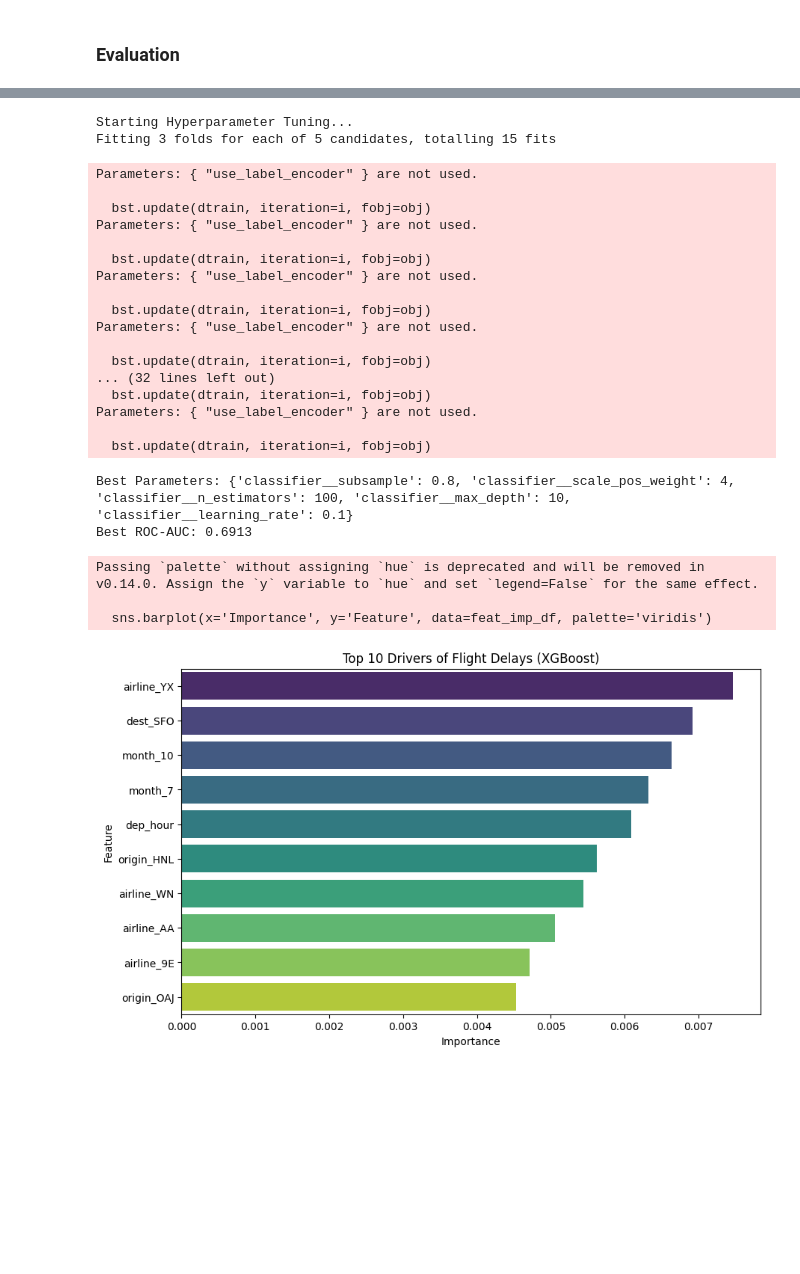
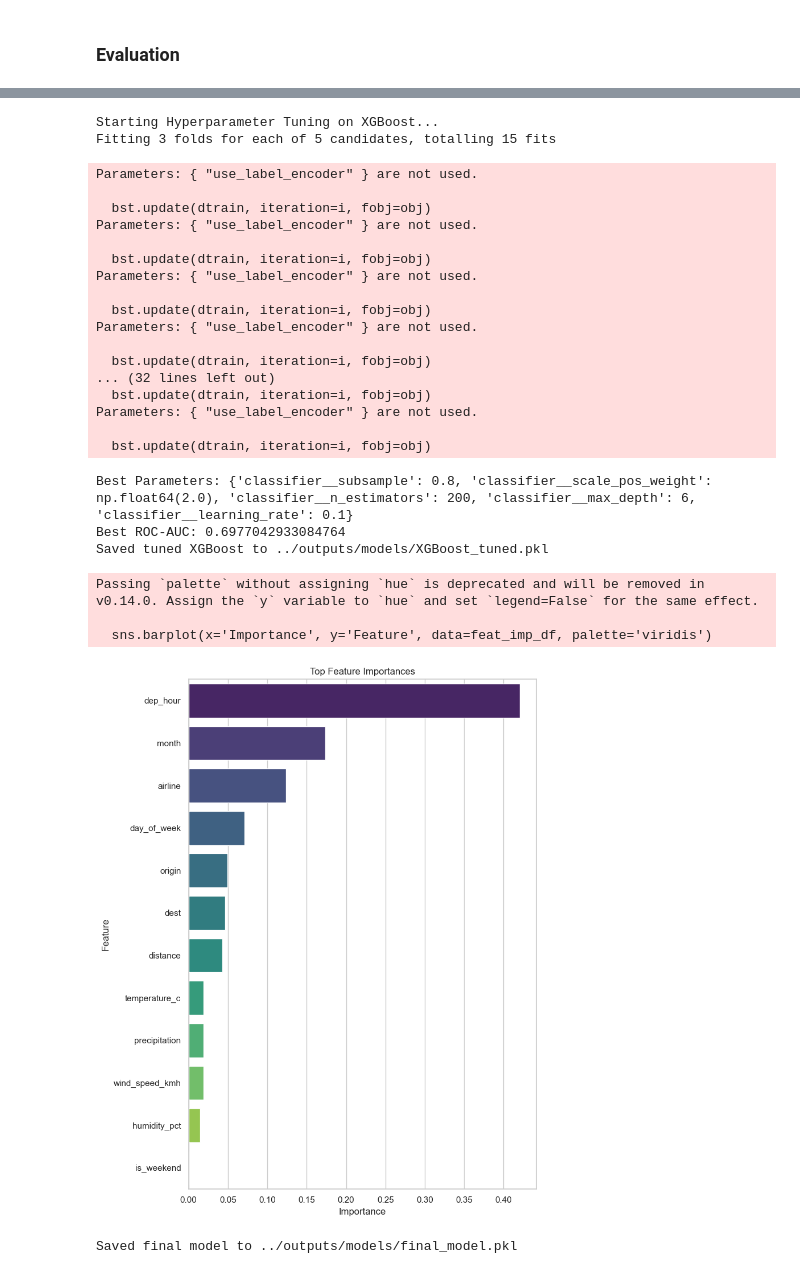
Before and after one commit to MariamElsoufyx/flight-delay-predictor, a Jupyter notebook: notebooks/modeling_evaluation.ipynb, the cells around one changed output, grey strips where cells are left out. Cells and saved outputs as stored; diff of their text form; code cells hidden in the pictures; blank space fills up the shorter version.

Commit message:
modified models inputs

```diff
--- a/notebooks/modeling_evaluation.ipynb
+++ b/notebooks/modeling_evaluation.ipynb
@@ -206,23 +132,19 @@ Visualizing Confusion Matrix for the best model: XGBoost
 # %%
 from sklearn.model_selection import RandomizedSearchCV
+from sklearn.pipeline import Pipeline
 
-# 1. Define the parameter grid
 param_grid = {
     'classifier__n_estimators': [100, 200],
     'classifier__max_depth': [3, 6, 10],
-    'classifier__learning_rate': [0.01, 0.1, 0.2],
+    'classifier__learning_rate': [0.01, 0.1],
     'classifier__subsample': [0.8, 1.0],
-    'classifier__scale_pos_weight': [3, 4, 5] # Tuning the imbalance handling
+    'classifier__scale_pos_weight': [scale_pos_weight]
 }
 
-# 2. Re-create the XGBoost pipeline
 xgb_pipeline = Pipeline(steps=[
-    ('preprocessor', preprocessor),
     ('classifier', XGBClassifier(use_label_encoder=False, eval_metric='logloss'))
 ])
 
-# 3. Run Randomized Search
-# n_iter=5 means it will try 5 random combinations from the grid above
 tuned_xgb = RandomizedSearchCV(
     xgb_pipeline,
     param_distributions=param_grid,
@@ -233,13 +155,16 @@ tuned_xgb = RandomizedSearchCV(
     random_state=42
 )
 
-print("Starting Hyperparameter Tuning...")
+print('Starting Hyperparameter Tuning on XGBoost...')
 tuned_xgb.fit(X_train, y_train)
 
-print(f"Best Parameters: {tuned_xgb.best_params_}")
-print(f"Best ROC-AUC: {tuned_xgb.best_score_:.4f}")
+print('Best Parameters:', tuned_xgb.best_params_)
+print('Best ROC-AUC:', tuned_xgb.best_score_)
+
+joblib.dump(tuned_xgb.best_estimator_, '../outputs/models/XGBoost_tuned.pkl')
+print('Saved tuned XGBoost to ../outputs/models/XGBoost_tuned.pkl')
 # %% [output]
-Starting Hyperparameter Tuning...
+Starting Hyperparameter Tuning on XGBoost...
 Fitting 3 folds for each of 5 candidates, totalling 15 fits
 Parameters: { "use_label_encoder" } are not used.
 
@@ -258,31 +183,32 @@ Parameters: { "use_label_encoder" } are not used.
 Parameters: { "use_label_encoder" } are not used.
 
   bst.update(dtrain, iteration=i, fobj=obj)
-Best Parameters: {'classifier__subsample': 0.8, 'classifier__scale_pos_weight': 4, 'classifier__n_estimators': 100, 'classifier__max_depth': 10, 'classifier__learning_rate': 0.1}
-Best ROC-AUC: 0.6913
+Best Parameters: {'classifier__subsample': 0.8, 'classifier__scale_pos_weight': np.float64(2.0), 'classifier__n_estimators': 200, 'classifier__max_depth': 6, 'classifier__learning_rate': 0.1}
+Best ROC-AUC: 0.6977042933084764
+Saved tuned XGBoost to ../outputs/models/XGBoost_tuned.pkl
 # %%
-# 1. Get the best estimator from the tuning
-final_model = tuned_xgb.best_estimator_
+# Use tuned XGBoost if available, otherwise fallback to trained XGBoost
+final_model = tuned_xgb.best_estimator_ if 'tuned_xgb' in globals() else results.get('XGBoost')
 
-# 2. Extract feature importance from the classifier
-importance = final_model.named_steps['classifier'].feature_importances_
+# Extract feature importance
+if hasattr(final_model.named_steps['classifier'], 'feature_importances_'):
+    importance = final_model.named_steps['classifier'].feature_importances_
+    feature_names = X_train.columns
+    feat_imp_df = pd.DataFrame({'Feature': feature_names, 'Importance': importance}).sort_values('Importance', ascending=False).head(20)
+    plt.figure(figsize=(8,10))
+    sns.barplot(x='Importance', y='Feature', data=feat_imp_df, palette='viridis')
+    plt.title('Top Feature Importances')
+    plt.tight_layout()
+    plt.show()
+else:
+    print('Final model does not expose feature_importances_; skipping plot')
 
-# 3. Get the feature names after one-hot encoding
-# This part is tricky because the OneHotEncoder creates many new columns
-ohe_feature_names = final_model.named_steps['preprocessor'].named_transformers_['cat'].get_feature_names_out(cat_features)
-all_feature_names = np.concatenate([num_features, ohe_feature_names])
-
-# 4. Create a DataFrame for visualization
-feat_imp_df = pd.DataFrame({'Feature': all_feature_names, 'Importance': importance})
-feat_imp_df = feat_imp_df.sort_values(by='Importance', ascending=False).head(10) # Top 10
-
-# 5. Plot
-plt.figure(figsize=(10, 6))
-sns.barplot(x='Importance', y='Feature', data=feat_imp_df, palette='viridis')
-plt.title('Top 10 Drivers of Flight Delays (XGBoost)')
-plt.show()
+# Save final model
+joblib.dump(final_model, '../outputs/models/final_model.pkl')
+print('Saved final model to ../outputs/models/final_model.pkl')
 # %% [output]
 Passing `palette` without assigning `hue` is deprecated and will be removed in v0.14.0. Assign the `y` variable to `hue` and set `legend=False` for the same effect.
 
   sns.barplot(x='Importance', y='Feature', data=feat_imp_df, palette='viridis')
-[figure, old version]
+[figure, new version]
+Saved final model to ../outputs/models/final_model.pkl
```
Also changed, not shown: parts of 7 cells of this notebook, 24 other files.
